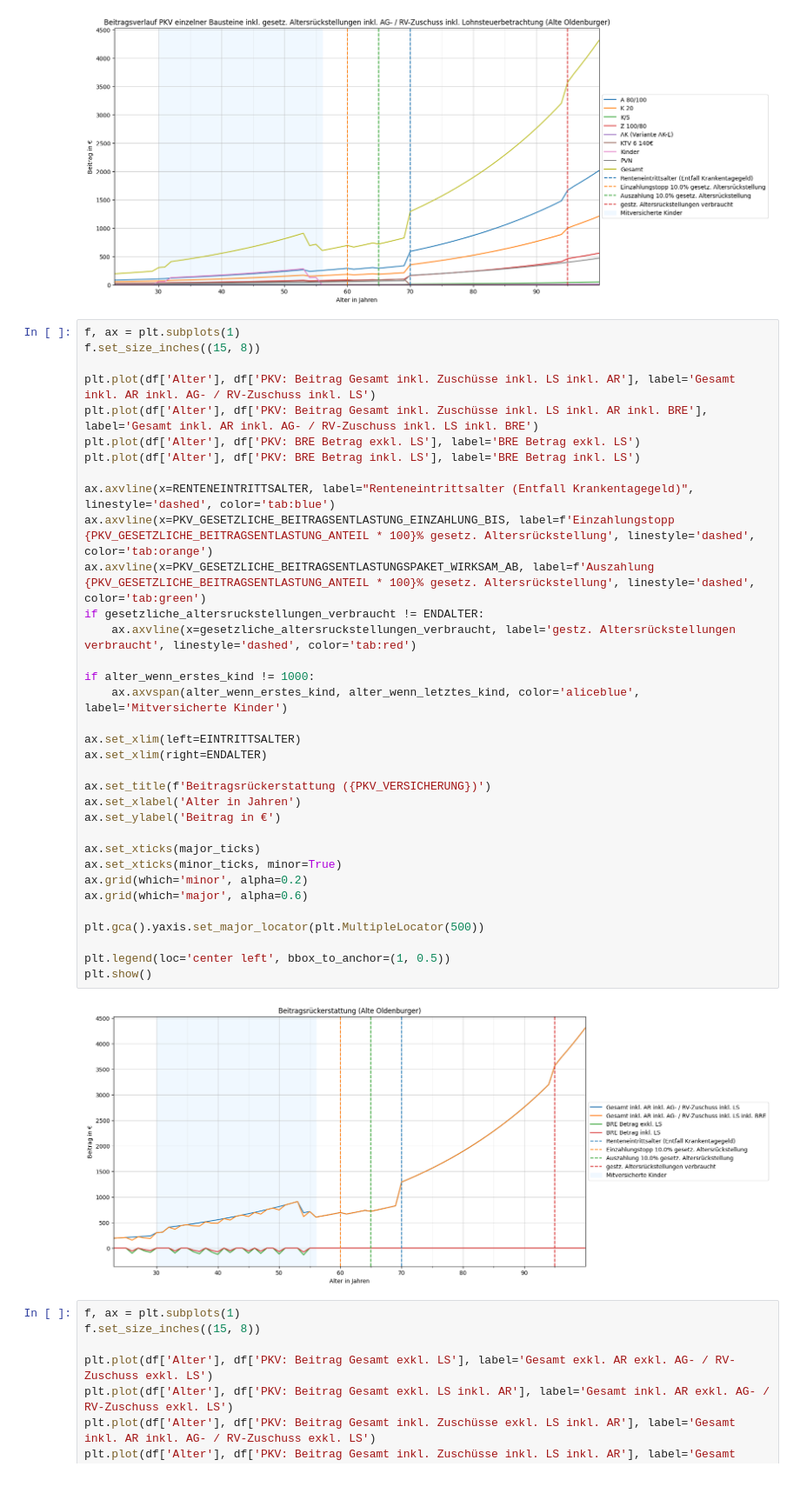
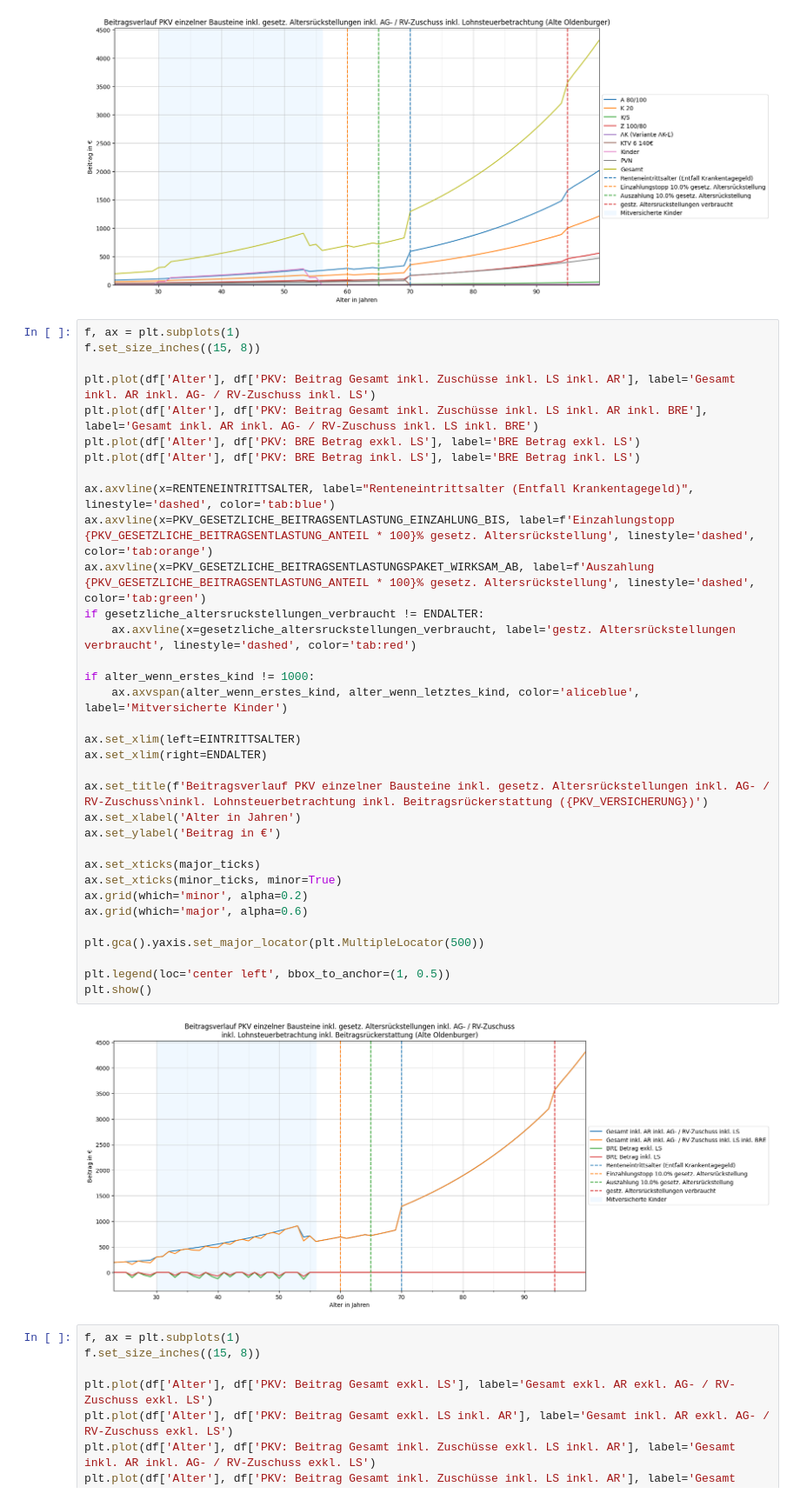
Before and after one commit to maxileith/pkv-kosten, a Jupyter notebook: notebook.ipynb, the cells around one changed output. Shown at 87% size. Cells and saved outputs as stored; diff of their text form.

```diff
--- a/notebook.ipynb
+++ b/notebook.ipynb
@@ -669,35 +669,35 @@ f.set_size_inches((15, 8))
 plt.plot(df['Alter'], df['PKV: Beitrag Gesamt inkl. Zuschüsse inkl. LS inkl. AR'], label='Gesamt inkl. AR inkl. AG- / RV-Zuschuss inkl. LS')
 plt.plot(df['Alter'], df['PKV: Beitrag Gesamt inkl. Zuschüsse inkl. LS inkl. AR inkl. BRE'], label='Gesamt inkl. AR inkl. AG- / RV-Zuschuss inkl. LS inkl. BRE')
 plt.plot(df['Alter'], df['PKV: BRE Betrag exkl. LS'], label='BRE Betrag exkl. LS')
 plt.plot(df['Alter'], df['PKV: BRE Betrag inkl. LS'], label='BRE Betrag inkl. LS')
 
 ax.axvline(x=RENTENEINTRITTSALTER, label="Renteneintrittsalter (Entfall Krankentagegeld)", linestyle='dashed', color='tab:blue')
 ax.axvline(x=PKV_GESETZLICHE_BEITRAGSENTLASTUNG_EINZAHLUNG_BIS, label=f'Einzahlungstopp {PKV_GESETZLICHE_BEITRAGSENTLASTUNG_ANTEIL * 100}% gesetz. Altersrückstellung', linestyle='dashed', color='tab:orange')
 ax.axvline(x=PKV_GESETZLICHE_BEITRAGSENTLASTUNGSPAKET_WIRKSAM_AB, label=f'Auszahlung {PKV_GESETZLICHE_BEITRAGSENTLASTUNG_ANTEIL * 100}% gesetz. Altersrückstellung', linestyle='dashed', color='tab:green')
 if gesetzliche_altersruckstellungen_verbraucht != ENDALTER:
     ax.axvline(x=gesetzliche_altersruckstellungen_verbraucht, label='gestz. Altersrückstellungen verbraucht', linestyle='dashed', color='tab:red')
 
 if alter_wenn_erstes_kind != 1000:
     ax.axvspan(alter_wenn_erstes_kind, alter_wenn_letztes_kind, color='aliceblue', label='Mitversicherte Kinder')
 
 ax.set_xlim(left=EINTRITTSALTER)
 ax.set_xlim(right=ENDALTER)
 
-ax.set_title(f'Beitragsrückerstattung ({PKV_VERSICHERUNG})')
+ax.set_title(f'Beitragsverlauf PKV einzelner Bausteine inkl. gesetz. Altersrückstellungen inkl. AG- / RV-Zuschuss\ninkl. Lohnsteuerbetrachtung inkl. Beitragsrückerstattung ({PKV_VERSICHERUNG})')
 ax.set_xlabel('Alter in Jahren')
 ax.set_ylabel('Beitrag in €')
 
 ax.set_xticks(major_ticks)
 ax.set_xticks(minor_ticks, minor=True)
 ax.grid(which='minor', alpha=0.2)
 ax.grid(which='major', alpha=0.6)
 
 plt.gca().yaxis.set_major_locator(plt.MultipleLocator(500))
 
 plt.legend(loc='center left', bbox_to_anchor=(1, 0.5))
 plt.show()
 # %% [output]
-[figure, old version]
+[figure, new version]
 # %%
 f, ax = plt.subplots(1)
 f.set_size_inches((15, 8))
```
Also changed, not shown: 2 other files.
